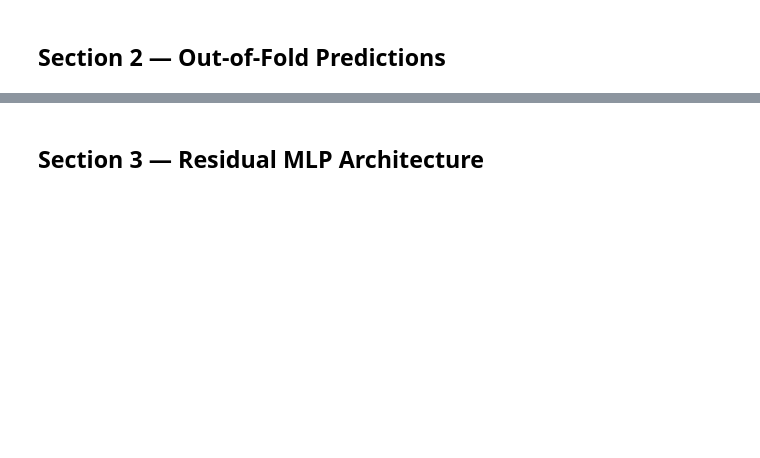
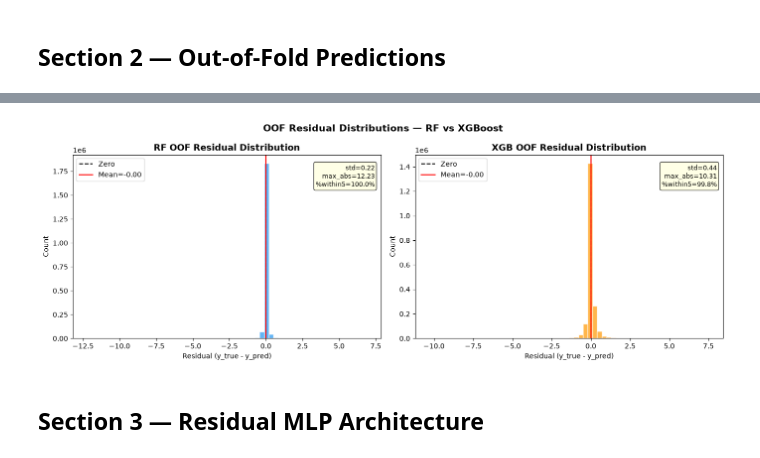
Before and after one commit to MAYANKSHARMA01010/Semester_5_AML_DL, a Jupyter notebook: Phase_2_Deep_Learning/notebooks/04_hybrid_model.ipynb, the cells around one changed output, grey strips where cells are left out. Drawn from its saved outputs; the diff is of its cells as text; code cells hidden in the pictures; blank space fills up the shorter version.

Commit message:
implement hybrid model pipeline with residual MLP and ensemble weights

```diff
--- a/Phase_2_Deep_Learning/notebooks/04_hybrid_model.ipynb
+++ b/Phase_2_Deep_Learning/notebooks/04_hybrid_model.ipynb
@@ -143,0 +137,24 @@ print(f'OOF XGB shape : {oof_xgb.shape}')
+# %%
+oof_file = paths['artifacts_dir'] / 'oof_predictions.parquet'
+if oof_file.exists():
+    cached_df = load_oof_artifacts(oof_file)
+    oof_rf = cached_df['oof_rf'].to_numpy(dtype=np.float64)
+    oof_xgb = cached_df['oof_xgb'].to_numpy(dtype=np.float64)
+    residuals_rf = cached_df['residual_rf'].to_numpy(dtype=np.float64)
+    residuals_xgb = cached_df['residual_xgb'].to_numpy(dtype=np.float64)
+    fold_metrics_path = paths['artifacts_dir'] / 'oof_fold_metrics.json'
+    if fold_metrics_path.exists():
+        with open(fold_metrics_path, 'r', encoding='utf-8') as f:
+            fold_metrics_dict = json.load(f)
+    else:
+        fold_metrics_dict = {'rf': [], 'xgb': []}
+    print(f"Loaded cached OOF predictions: RF {oof_rf.shape}, XGB {oof_xgb.shape}")
+else:
+    oof_rf, oof_xgb, fold_metrics_dict = generate_ensemble_oof(
+        X_tree_train, y_train_np, n_splits=5, random_state=42
+    )
+    residuals_rf, _ = compute_residuals(y_train_np, oof_rf)
+    residuals_xgb, _ = compute_residuals(y_train_np, oof_xgb)
+    save_oof_artifacts(oof_rf, oof_xgb, residuals_rf, residuals_xgb, y_train_np, paths['artifacts_dir'])
+    save_oof_artifacts(oof_rf, oof_xgb, residuals_rf, residuals_xgb, y_train_np, paths['secondary_output_dir'])
+    print(f"Generated OOF predictions: RF {oof_rf.shape}, XGB {oof_xgb.shape}")
@@ -172,27 +208,30 @@ save_oof_artifacts(oof_rf, oof_xgb, residuals_rf, residuals_xgb, y_train_np, OUT
 # %%
-# ── Residual distribution plot ─────────────────────────────────────────────
 fig, axes = plt.subplots(1, 2, figsize=(14, 5))
 for ax, residuals, name, color in zip(
     axes, [residuals_rf, residuals_xgb], ['RF', 'XGB'], ['#2196F3', '#FF9800']
 ):
     ax.hist(residuals, bins=60, color=color, alpha=0.7, edgecolor='white')
     ax.axvline(0, color='black', lw=1.5, ls='--', label='Zero')
     ax.axvline(np.mean(residuals), color='red', lw=1.5, ls='-', label=f'Mean={np.mean(residuals):.2f}')
     ax.set_title(f'{name} OOF Residual Distribution', fontsize=13, fontweight='bold')
-    ax.set_xlabel('Residual (y_true − ŷ_base)')
+    ax.set_xlabel('Residual (y_true - y_pred)')
     ax.set_ylabel('Count')
     ax.legend(fontsize=10)
     stats = stats_rf if name == 'RF' else stats_xgb
-    ax.text(0.98, 0.95,
-            f"std={stats['std']:.2f}\nmax_abs={stats['max_abs']:.2f}\n%within5={stats['pct_within_5']:.1f}%",
-            transform=ax.transAxes, ha='right', va='top', fontsize=9,
-            bbox=dict(boxstyle='round,pad=0.3', facecolor='lightyellow', alpha=0.8))
+    ax.text(
+        0.98, 0.95,
+        f"std={stats['std']:.2f}\nmax_abs={stats['max_abs']:.2f}\n%within5={stats['pct_within_5']:.1f}%",
+        transform=ax.transAxes, ha='right', va='top', fontsize=9,
+        bbox=dict(boxstyle='round,pad=0.3', facecolor='lightyellow', alpha=0.8)
+    )
 
 plt.suptitle('OOF Residual Distributions — RF vs XGBoost', fontsize=14, fontweight='bold')
 plt.tight_layout()
-plt.savefig(OUTPUT_DIR / 'oof_residual_distributions.png', dpi=150, bbox_inches='tight')
+plt.savefig(paths['artifacts_dir'] / 'oof_residual_distributions.png', dpi=150, bbox_inches='tight')
+plt.savefig(paths['secondary_output_dir'] / 'oof_residual_distributions.png', dpi=150, bbox_inches='tight')
 plt.show()
-print('✓ Residual distribution plot saved')
+# %% [output]
+[figure, added]
 # %% [markdown]
 ## Section 3 — Residual MLP Architecture
 # %%
```
Also changed, not shown: parts of 39 cells of this notebook, 40 other files.
